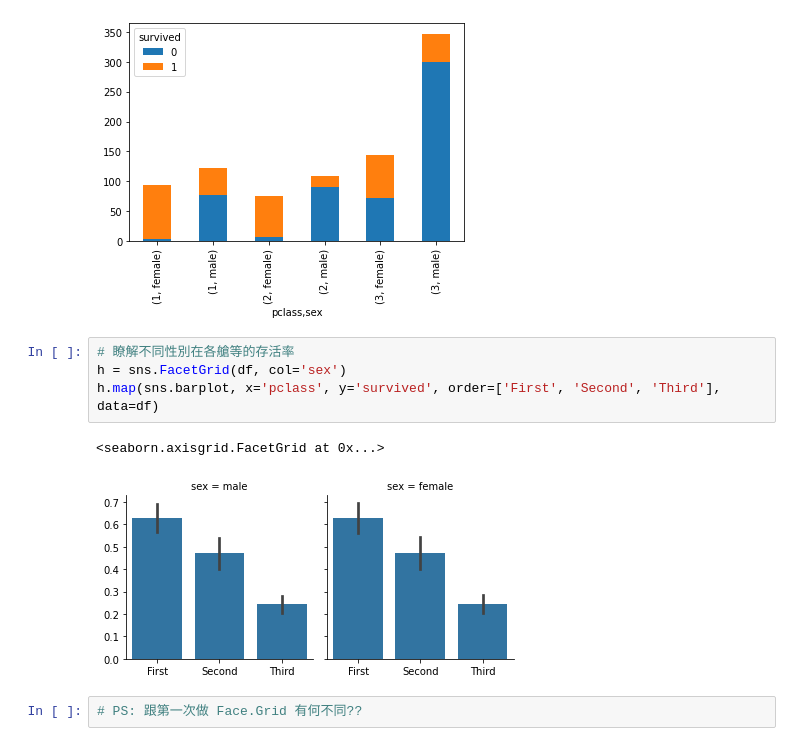
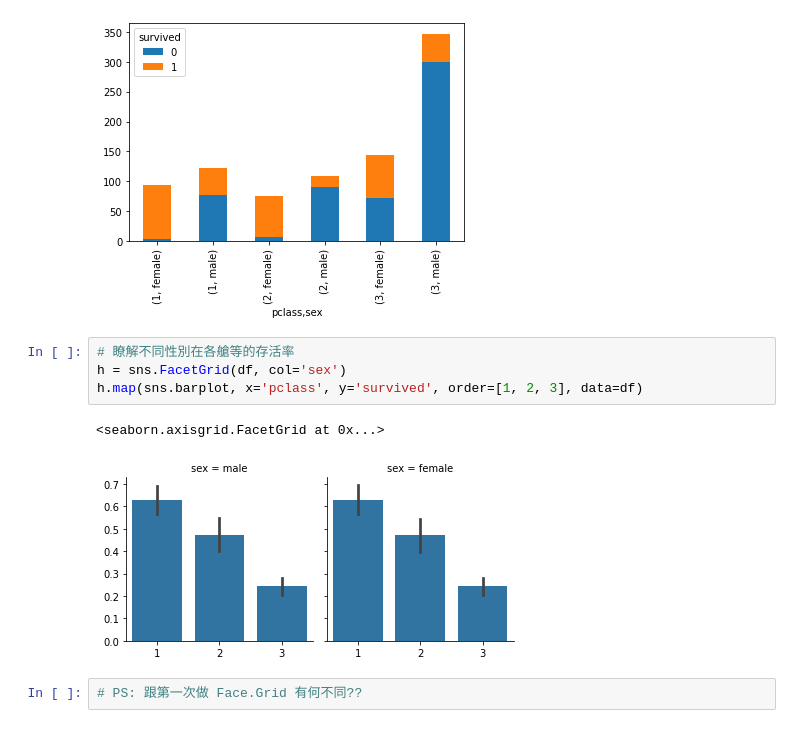
Before and after one commit to NaturalBug/python60days, a Jupyter notebook: D22_運用實際資料集進行資料視覺化練習/Day_22_作業.ipynb, the cells around one changed output. Cells and saved outputs as stored; diff of their text form.

```diff
--- a/D22_運用實際資料集進行資料視覺化練習/Day_22_作業.ipynb
+++ b/D22_運用實際資料集進行資料視覺化練習/Day_22_作業.ipynb
@@ -99,10 +99,10 @@ survived_counts.plot(kind='bar', stacked=True)
 # %%
 # 瞭解不同性別在各艙等的存活率
 h = sns.FacetGrid(df, col='sex')
-h.map(sns.barplot, x='pclass', y='survived', order=['First', 'Second', 'Third'], data=df)
+h.map(sns.barplot, x='pclass', y='survived', order=[1, 2, 3], data=df)
 # %% [output]
 <seaborn.axisgrid.FacetGrid at 0x...>
-[figure, old version]
+[figure, new version]
 # %%
 # PS: 跟第一次做 Face.Grid 有何不同??
 # %% [markdown]
```
Also changed, not shown: 9 other files.
